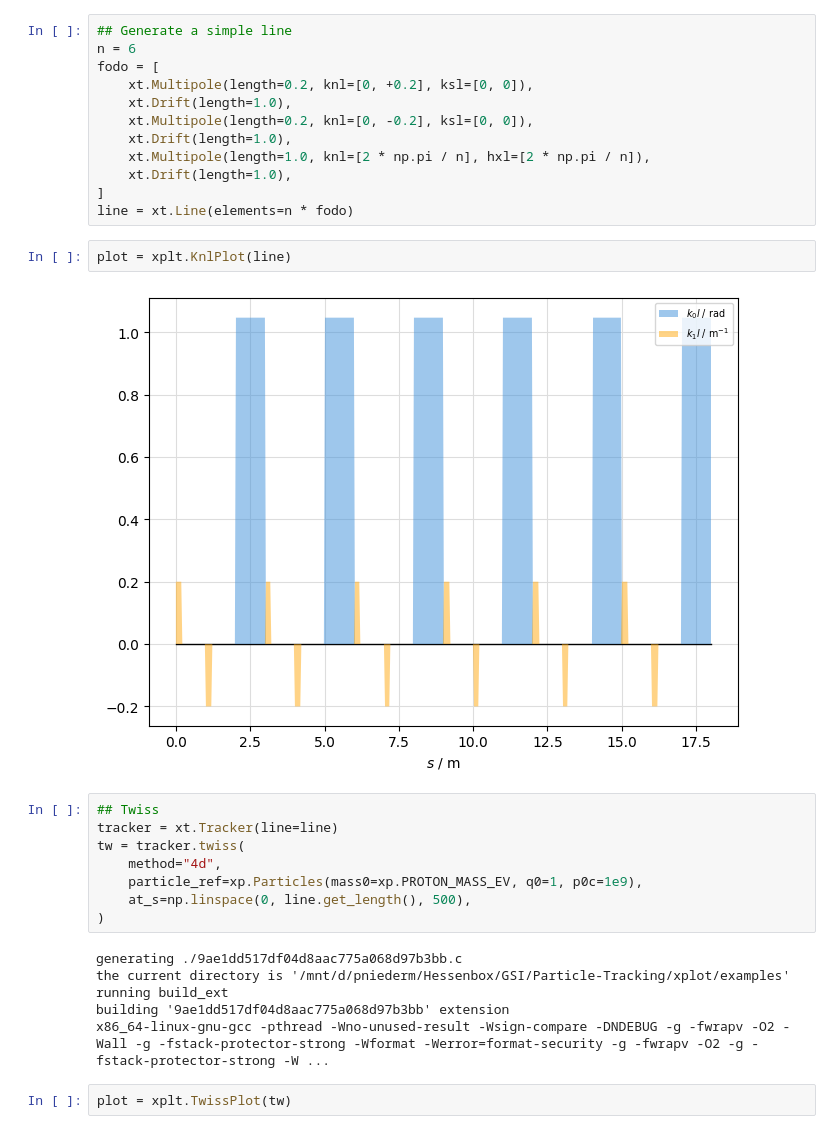
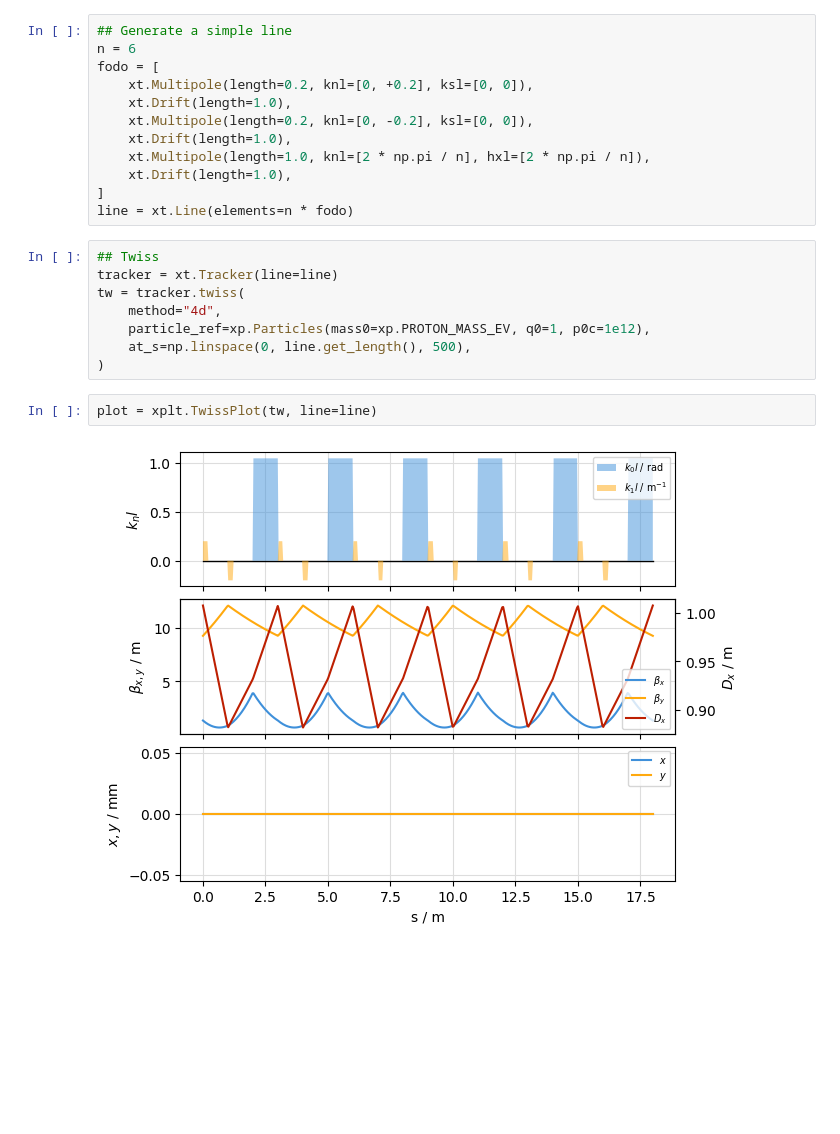
Before and after one commit to xsuite/xplt, a Jupyter notebook: examples/twiss.ipynb, the cells around one changed output. Cells and saved outputs as stored; diff of their text form; blank space fills up the shorter version.

Commit message:
Plot customisation

```diff
--- a/examples/twiss.ipynb
+++ b/examples/twiss.ipynb
@@ -15,23 +15,15 @@ fodo = [
     xt.Drift(length=1.0),
 ]
 line = xt.Line(elements=n * fodo)
-# %%
-plot = xplt.KnlPlot(line)
-# %% [output]
-[figure, removed]
 # %%
 ## Twiss
 tracker = xt.Tracker(line=line)
 tw = tracker.twiss(
     method="4d",
-    particle_ref=xp.Particles(mass0=xp.PROTON_MASS_EV, q0=1, p0c=1e9),
+    particle_ref=xp.Particles(mass0=xp.PROTON_MASS_EV, q0=1, p0c=1e12),
     at_s=np.linspace(0, line.get_length(), 500),
 )
-# %% [output]
-generating ./9ae1dd517df04d8aac775a068d97b3bb.c
-the current directory is '/mnt/d/pniederm/Hessenbox/GSI/Particle-Tracking/xplot/examples'
-running build_ext
-building '9ae1dd517df04d8aac775a068d97b3bb' extension
-x86_64-linux-gnu-gcc -pthread -Wno-unused-result -Wsign-compare -DNDEBUG -g -fwrapv -O2 -Wall -g -fstack-protector-strong -Wformat -Werror=format-security -g -fwrapv -O2 -g -fstack-protector-strong -W ...
 # %%
-plot = xplt.TwissPlot(tw)
+plot = xplt.TwissPlot(tw, line=line)
+# %% [output]
+[figure, added]
```
Also changed, not shown: parts of 1 cell of this notebook, 3 other files.
